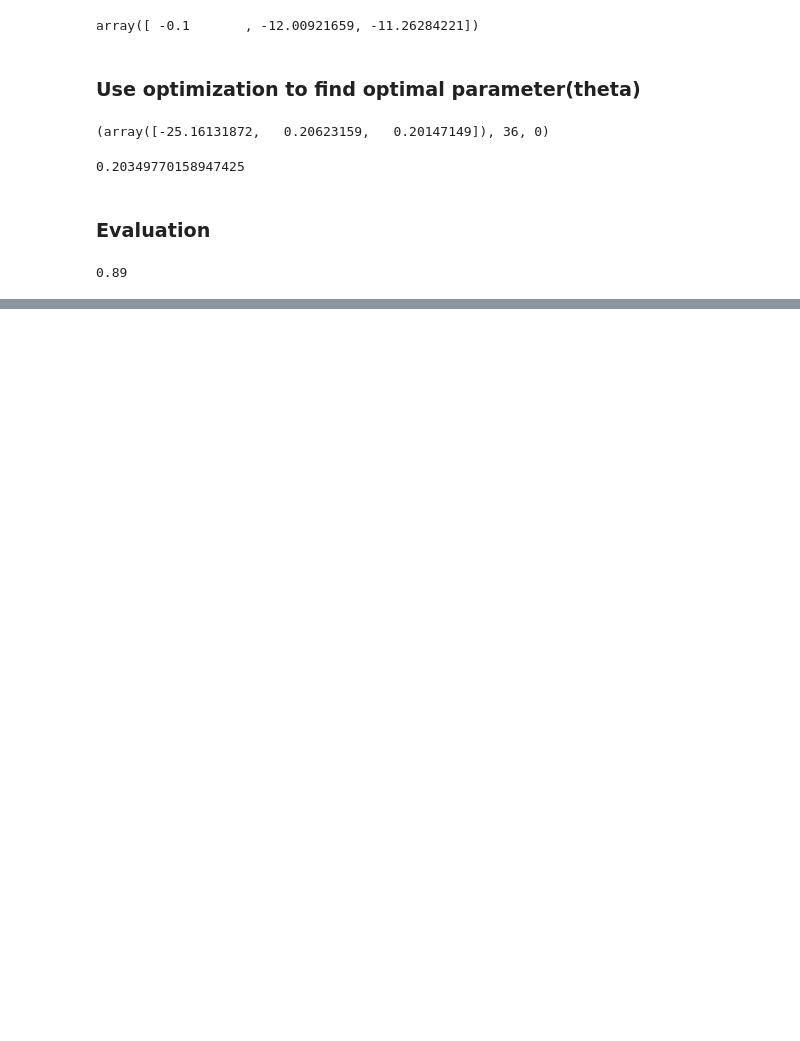
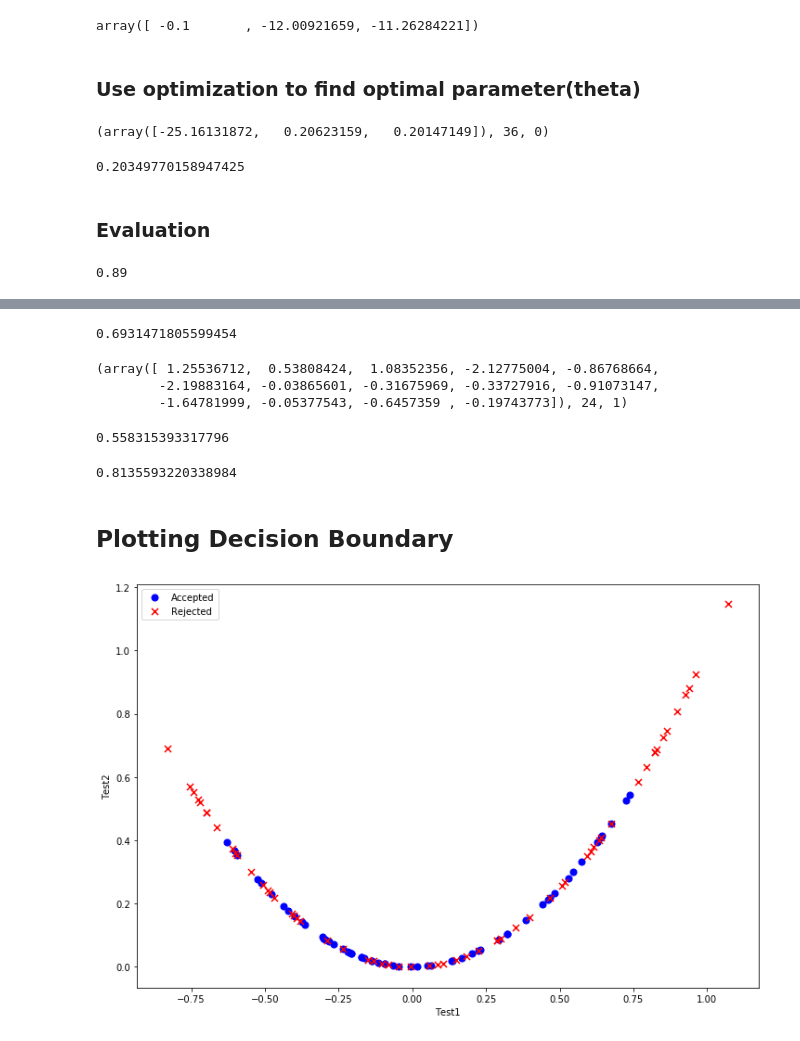
Before and after one commit to liutong927/MLStudy, a Jupyter notebook: ML_AndrewNg/Logistic_Regression/LogisticRegression.ipynb, the cells around one changed output, grey strips where cells are left out. Saved outputs shown, nothing was run; the diff lists cells and outputs as text; code cells hidden in the pictures; blank space fills up the shorter version.

```diff
--- a/ML_AndrewNg/Logistic_Regression/LogisticRegression.ipynb
+++ b/ML_AndrewNg/Logistic_Regression/LogisticRegression.ipynb
@@ -216,0 +248,7 @@ accuracy
+# %%
+n = 4
+x1 = data2['Test1']
+x2 = data2['Test2']
+# now data2 has column 0(Test1),1(Test2),2(Accepted), append ones column at the end.
+data2.insert(3, 'Ones', 1)
+data2.head()
@@ -216,0 +262,7 @@ accuracy
+# %%
+# generate all polynomial terms of x1 and x2.
+for i in range(1, n+1):
+    for j in range(0, i+1):
+        data2['T'+str(i)+str(j)] = np.power(x1, i-j)*np.power(x2,j)
+
+data2.head()
@@ -216,0 +276,5 @@ accuracy
+# %%
+# remove Test1 Test2 since it is T10 and T11 terms.
+data2.drop('Test1', axis=1, inplace=True)
+data2.drop('Test2', axis=1, inplace=True)
+data2.head()
@@ -216,0 +345,38 @@ accuracy
+# %%
+compute_cost_reg(theta2, X2, y2, learningRate)
+# %% [output]
+0.6931471805599454
+# %%
+result2 = opt.fmin_tnc(func=compute_cost_reg, x0=theta2, fprime=gradient_reg, args=(X2,y2,learningRate))
+result2
+# %% [output]
+(array([ 1.25536712,  0.53808424,  1.08352356, -2.12775004, -0.86768664,
+        -2.19883164, -0.03865601, -0.31675969, -0.33727916, -0.91073147,
+        -1.64781999, -0.05377543, -0.6457359 , -0.19743773]), 24, 1)
+# %%
+compute_cost_reg(result2[0], X2, y2, learningRate)
+# %% [output]
+0.558315393317796
+# %%
+theta_opt2 = np.matrix(result2[0])
+prediction2 = predict(theta_opt2, X2)
+correct_predict2 = [1 if a==b else 0 for (a,b) in zip(prediction2,y2)]
+accuracy2 = sum(correct_predict2)/len(correct_predict2)
+accuracy2
+# %% [output]
+0.8135593220338984
+# %% [markdown]
+## Plotting Decision Boundary
+# %%
+positive = data2[data2['Accepted'].isin([1])]
+negative = data2[data2['Accepted'].isin([0])]
+
+fig, ax = plt.subplots(figsize=(12,8))
+ax.scatter(positive['T10'], positive['T20'], s=50, c='b', marker='o', label='Accepted')
+ax.scatter(negative['T10'], negative['T20'], s=50, c='r', marker='x', label='Rejected')
+ax.legend()
+ax.set_xlabel('Test1')
+ax.set_ylabel('Test2')
+plt.show()
+# %% [output]
+[figure, added]
```
Also changed, not shown: parts of 15 cells of this notebook.
